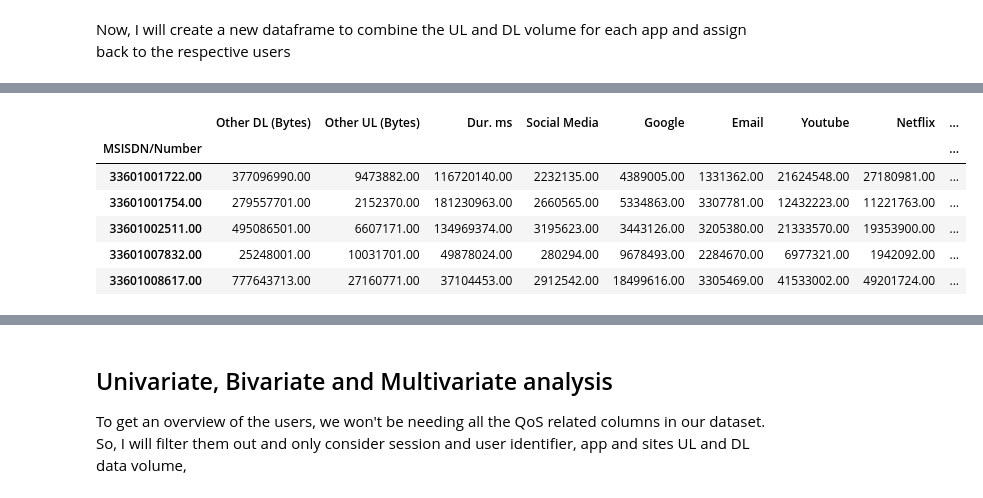
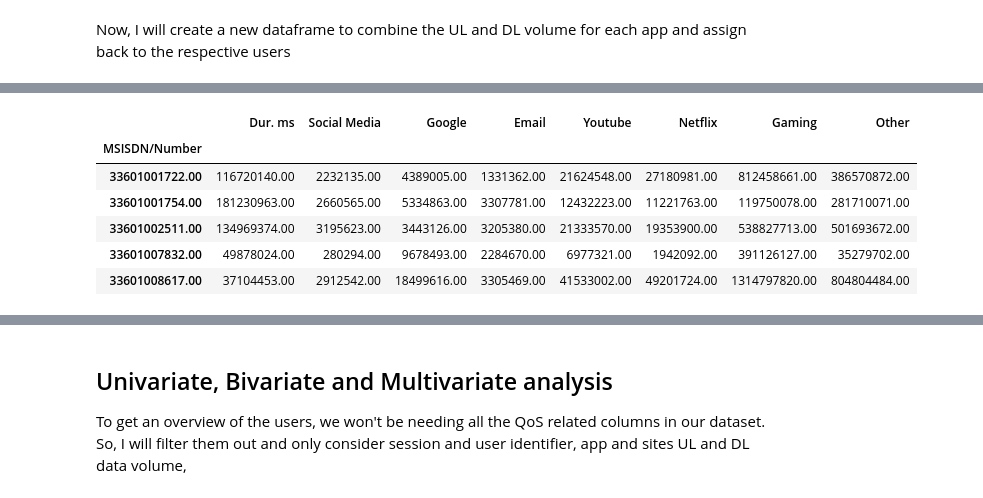
Before and after one commit to Hen0k/TellCo-user-analysis, a Jupyter notebook: notebooks/1-User-Overview-Analysis.ipynb, the cells around one changed output, grey strips where cells are left out. Drawn from its saved outputs; the diff is of its cells as text; code cells hidden in the pictures.

```diff
--- a/notebooks/1-User-Overview-Analysis.ipynb
+++ b/notebooks/1-User-Overview-Analysis.ipynb
@@ -241,15 +252,15 @@ app_columns = [[app_ULDL_columns[i], app_ULDL_columns[i+1]]
 # %%
-for app in app_columns[:-1]:
+for app in app_columns:
     app_name = " ".join(app[0].split()[:-2]).strip()
     user_app_total_data_vol[app_name] = user_app_total_data_vol[app].sum(
         axis=1)
     user_app_total_data_vol.drop(columns=app, inplace=True)
 user_app_total_data_vol.head()
 # %% [output]
-|  | Other DL (Bytes) | Other UL (Bytes) | Dur. ms | Social Media | Google | Email | Youtube | Netflix | ... |
-| MSISDN/Number |  |  |  |  |  |  |  |  | ... |
-| 33601001722.00 | 377096990.00 | 9473882.00 | 116720140.00 | 2232135.00 | 4389005.00 | 1331362.00 | 21624548.00 | 27180981.00 | ... |
-| 33601001754.00 | 279557701.00 | 2152370.00 | 181230963.00 | 2660565.00 | 5334863.00 | 3307781.00 | 12432223.00 | 11221763.00 | ... |
-| 33601002511.00 | 495086501.00 | 6607171.00 | 134969374.00 | 3195623.00 | 3443126.00 | 3205380.00 | 21333570.00 | 19353900.00 | ... |
-| 33601007832.00 | 25248001.00 | 10031701.00 | 49878024.00 | 280294.00 | 9678493.00 | 2284670.00 | 6977321.00 | 1942092.00 | ... |
-| 33601008617.00 | 777643713.00 | 27160771.00 | 37104453.00 | 2912542.00 | 18499616.00 | 3305469.00 | 41533002.00 | 49201724.00 | ... |
+|  | Dur. ms | Social Media | Google | Email | Youtube | Netflix | Gaming | Other |
+| MSISDN/Number |  |  |  |  |  |  |  |  |
+| 33601001722.00 | 116720140.00 | 2232135.00 | 4389005.00 | 1331362.00 | 21624548.00 | 27180981.00 | 812458661.00 | 386570872.00 |
+| 33601001754.00 | 181230963.00 | 2660565.00 | 5334863.00 | 3307781.00 | 12432223.00 | 11221763.00 | 119750078.00 | 281710071.00 |
+| 33601002511.00 | 134969374.00 | 3195623.00 | 3443126.00 | 3205380.00 | 21333570.00 | 19353900.00 | 538827713.00 | 501693672.00 |
+| 33601007832.00 | 49878024.00 | 280294.00 | 9678493.00 | 2284670.00 | 6977321.00 | 1942092.00 | 391126127.00 | 35279702.00 |
+| 33601008617.00 | 37104453.00 | 2912542.00 | 18499616.00 | 3305469.00 | 41533002.00 | 49201724.00 | 1314797820.00 | 804804484.00 |
```
Also changed, not shown: parts of 25 cells of this notebook.
